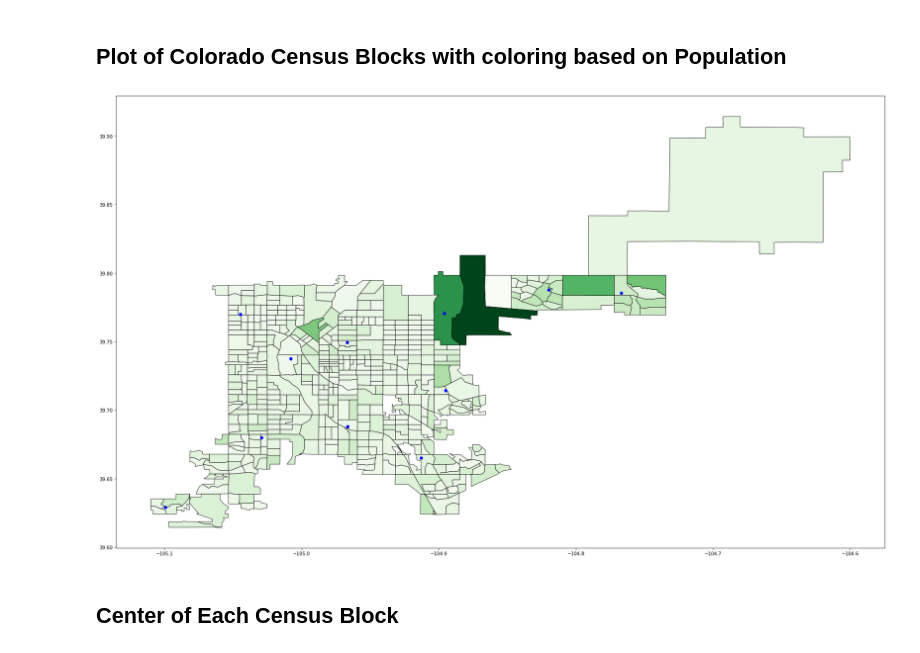
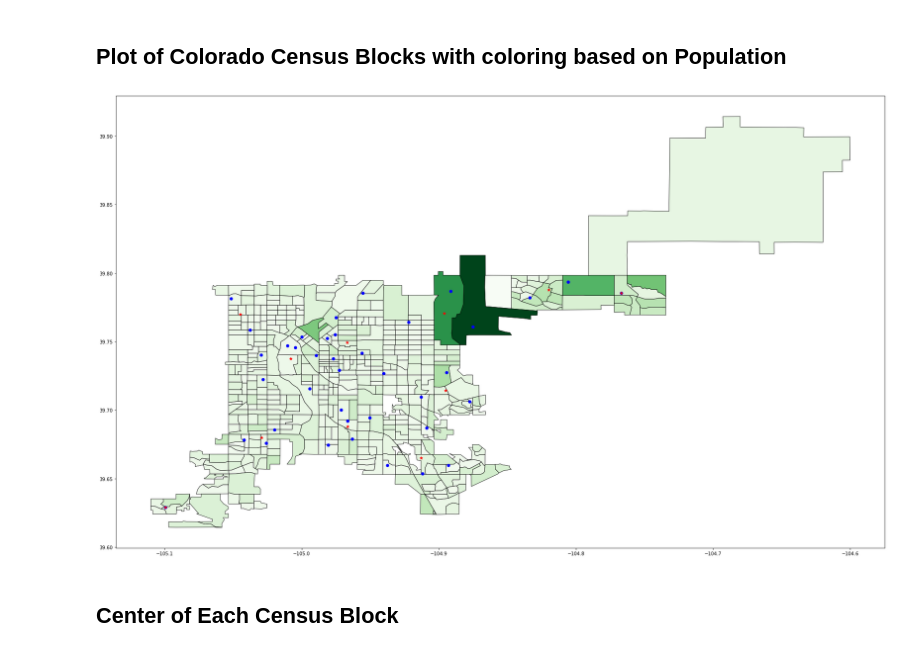
Before and after one commit to DillWithIt77/D2P_Voting, a Jupyter notebook: CO Census Data.ipynb, the cells around one changed output. Cells and saved outputs as stored; diff of their text form; code cells hidden in the pictures.

```diff
--- a/CO Census Data.ipynb
+++ b/CO Census Data.ipynb
@@ -531,32 +533,33 @@ voting_centers = gpd.GeoDataFrame(kmeans.cluster_centers_, crs=crs, geometry=vot
 # %%
 # set a variable that will call whatever column we want to visualise on the map
 variable = 'pop'
 #variable = 'POPULATION'
 
 # set the range for the choropleth
 vmin, vmax = colorado['pop'].min(), colorado['pop'].max()
 #vmin, vmax = colorado['POPULATION'].min(), colorado['POPULATION'].max()
 
 # create figure and axes for Matplotlib
 # fig, ax = plt.subplots(1, figsize=(20, 12))
 ax = colorado.plot(column=variable, cmap='Greens', linewidth=0.8, edgecolor='black', figsize=(30, 18))
 
-#x, y = pol_locs['Long'].values, pol_locs['Lat'].values
-x, y = kmeans.cluster_centers_[:,1], kmeans.cluster_centers_[:,0]
+x, y = pol_locs['Long'].values, pol_locs['Lat'].values
+w, v = kmeans.cluster_centers_[:,1], kmeans.cluster_centers_[:,0]
 ax.scatter(x,y, marker="o", color='b')
+ax.scatter(w,v, marker="*", color='r')
 # gdf.plot(marker='o')
 
 plt.show()
 
 ###Gotta fix this to get colorboar to show up with plot
 # # Create colorbar as a legend
 # sm = plt.cm.ScalarMappable(cmap='Greens', norm=plt.Normalize(vmin=vmin, vmax=vmax))
 # # empty array for the data range
 # sm._A = []
 # # add the colorbar to the figure
 # cbar = colorado.colorbar(sm)
 # %% [output]
-[figure, old version]
+[figure, new version]
 # %% [markdown]
 ## Center of Each Census Block
 # %%
```
Also changed, not shown: parts of 8 cells of this notebook.
